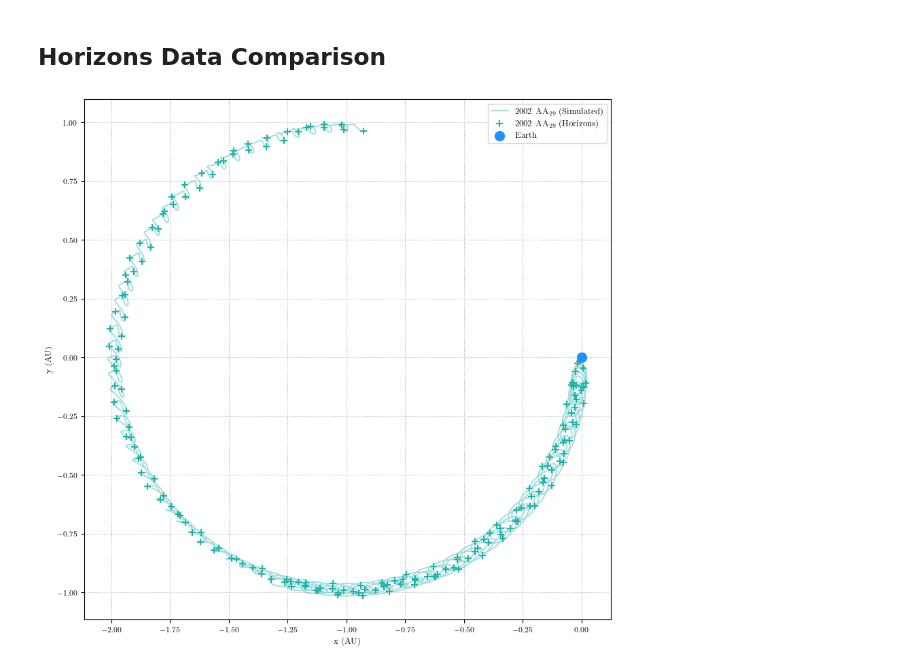
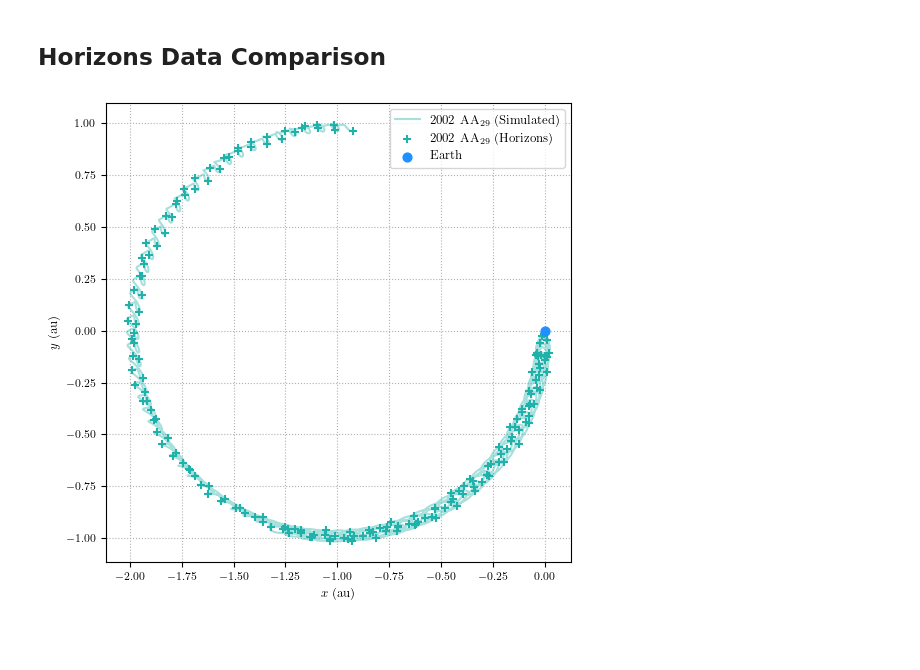
Before and after one commit to shami-momo/Workspace, a Jupyter notebook: solar_astro/NEA/2002AA29.ipynb, the cells around one changed output. Drawn from its saved outputs; the diff is of its cells as text; code cells hidden in the pictures; blank space fills up the shorter version.

```diff
--- a/solar_astro/NEA/2002AA29.ipynb
+++ b/solar_astro/NEA/2002AA29.ipynb
@@ -97,7 +97,7 @@ def get_iso_date(t_days):
     return t
 # %%
 # Mercury6 data
-col = ['time', 'long', 'x', 'y', 'z', 'vx', 'vy', 'vz']
+col = ['time', 'long', 'x', 'y', 'z', 'vx', 'vy', 'vz', 'a', 'e', 'i']
 
 vec_earth = pd.read_csv('2002AA29/EARTH.aei', sep='\s+', skiprows=4, names=col)
 vec_aa29 = pd.read_csv('2002AA29/2002AA29.aei', sep='\s+', skiprows=4, names=col)
@@ -310,23 +341,24 @@ plt.show()
 # %%
 # Rotation Coordinates
 
 
 mask_hor = (vec_aa29['time'] >= 0) & (vec_aa29['time'] <= 100 * DAYS_PER_JULIAN_YEAR)
 
 # Horizons Rotational Coordinates Plotting
-fig, ax = plt.subplots(figsize=(10, 10))
+fig, ax = plt.subplots(figsize=(6, 6))
 
 ax.plot(x_rot[mask_hor], y_rot[mask_hor], label=f"{NAME_PARTICLE} (Simulated)", color=COLOR_PARTICLE, alpha=0.4, zorder=2)
-ax.scatter(x_rot_hor, y_rot_hor, label=f"{NAME_PARTICLE} (Horizons)", color=COLOR_PARTICLE, marker='+', s=50, zorder=3)
+ax.scatter(x_rot_hor, y_rot_hor, label=f"{NAME_PARTICLE} (Horizons)", color=COLOR_PARTICLE, marker='+', s=30, zorder=3)
 
-ax.scatter(0, 0, label=NAME_SECONDARY, color=COLOR_SECONDARY, s=100, zorder=3)
+ax.scatter(0, 0, label=NAME_SECONDARY, color=COLOR_SECONDARY, s=40, zorder=3)
 
 ax.set_aspect('equal')
-ax.set_xlabel('x (AU)')
-ax.set_ylabel('y (AU)')
+ax.set_xlabel('$x$ (au)')
+ax.set_ylabel('$y$ (au)')
 ax.legend()
 ax.grid(True, linestyle=':')
 
+fig.savefig('2002AA29_hor.pdf', format='pdf', bbox_inches='tight')
 plt.show()
 # %% [output]
-[figure, old version]
+[figure, new version]
```
Also changed, not shown: parts of 2 cells of this notebook, 3 other files.
